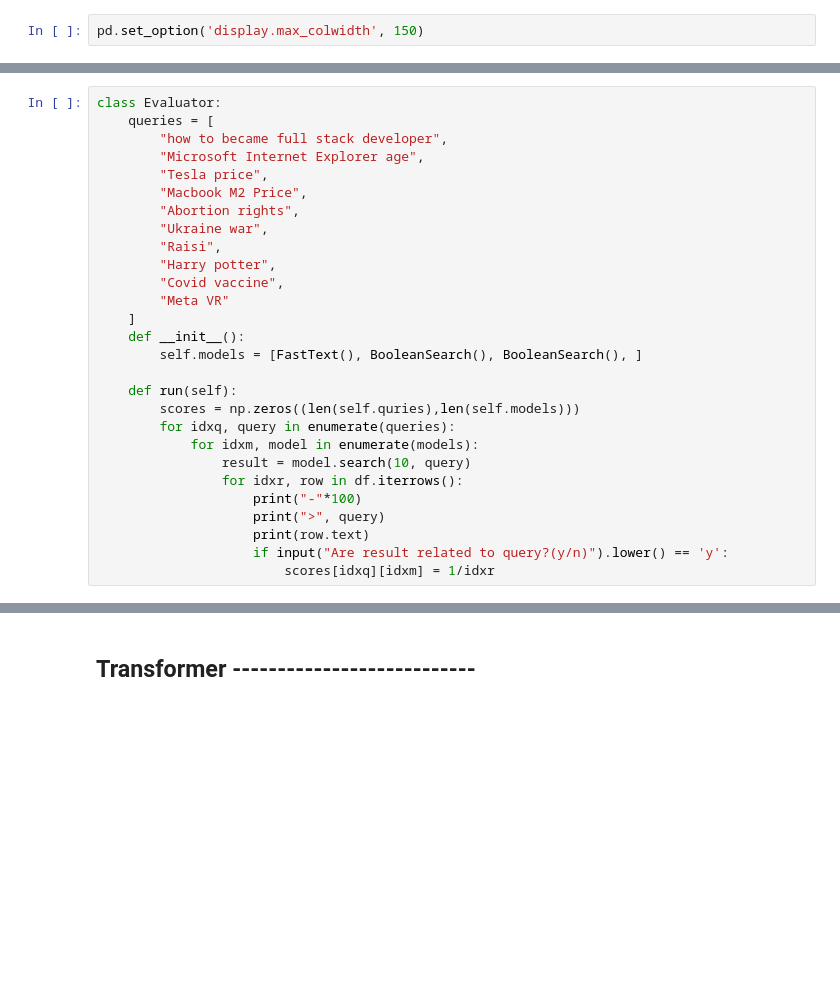
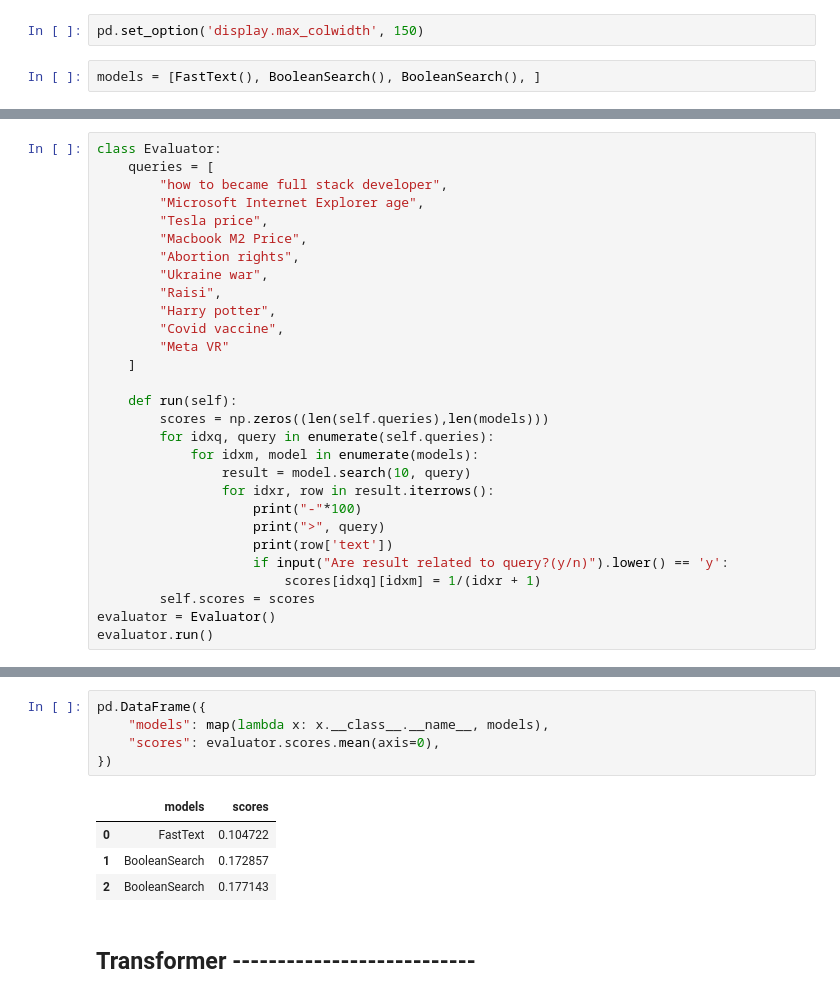
Before and after one commit to IR1401-Spring-Final-Projects/SocialMedia1401-26, a Jupyter notebook: intro.ipynb, the cells around one changed output, grey strips where cells are left out. Cells and saved outputs as stored; diff of their text form; blank space fills up the shorter version.

Commit message:
Fix evaluator bugs

```diff
--- a/intro.ipynb
+++ b/intro.ipynb
@@ -612,3 +612,5 @@ class FastText:
         return a
 # %%
 pd.set_option('display.max_colwidth', 150)
+# %%
+models = [FastText(), BooleanSearch(), BooleanSearch(), ]
@@ -626,17 +630,18 @@ class Evaluator:
         "Covid vaccine",
         "Meta VR"
     ]
-    def __init__():
-        self.models = [FastText(), BooleanSearch(), BooleanSearch(), ]
 
     def run(self):
-        scores = np.zeros((len(self.quries),len(self.models)))
-        for idxq, query in enumerate(queries):
+        scores = np.zeros((len(self.queries),len(models)))
+        for idxq, query in enumerate(self.queries):
             for idxm, model in enumerate(models):
                 result = model.search(10, query)
-                for idxr, row in df.iterrows():
+                for idxr, row in result.iterrows():
                     print("-"*100)
                     print(">", query)
-                    print(row.text)
+                    print(row['text'])
                     if input("Are result related to query?(y/n)").lower() == 'y':
-                        scores[idxq][idxm] = 1/idxr
+                        scores[idxq][idxm] = 1/(idxr + 1)
+        self.scores = scores
+evaluator = Evaluator()
+evaluator.run()
@@ -643,3 +666,13 @@ class Evaluator:
+# %%
+pd.DataFrame({
+    "models": map(lambda x: x.__class__.__name__, models),
+    "scores": evaluator.scores.mean(axis=0),
+})
+# %% [output]
+|  | models | scores |
+| 0 | FastText | 0.104722 |
+| 1 | BooleanSearch | 0.172857 |
+| 2 | BooleanSearch | 0.177143 |
 # %% [markdown]
 ## Transformer ---------------------------
 # %%
```
Also changed, not shown: parts of 8 cells of this notebook.
